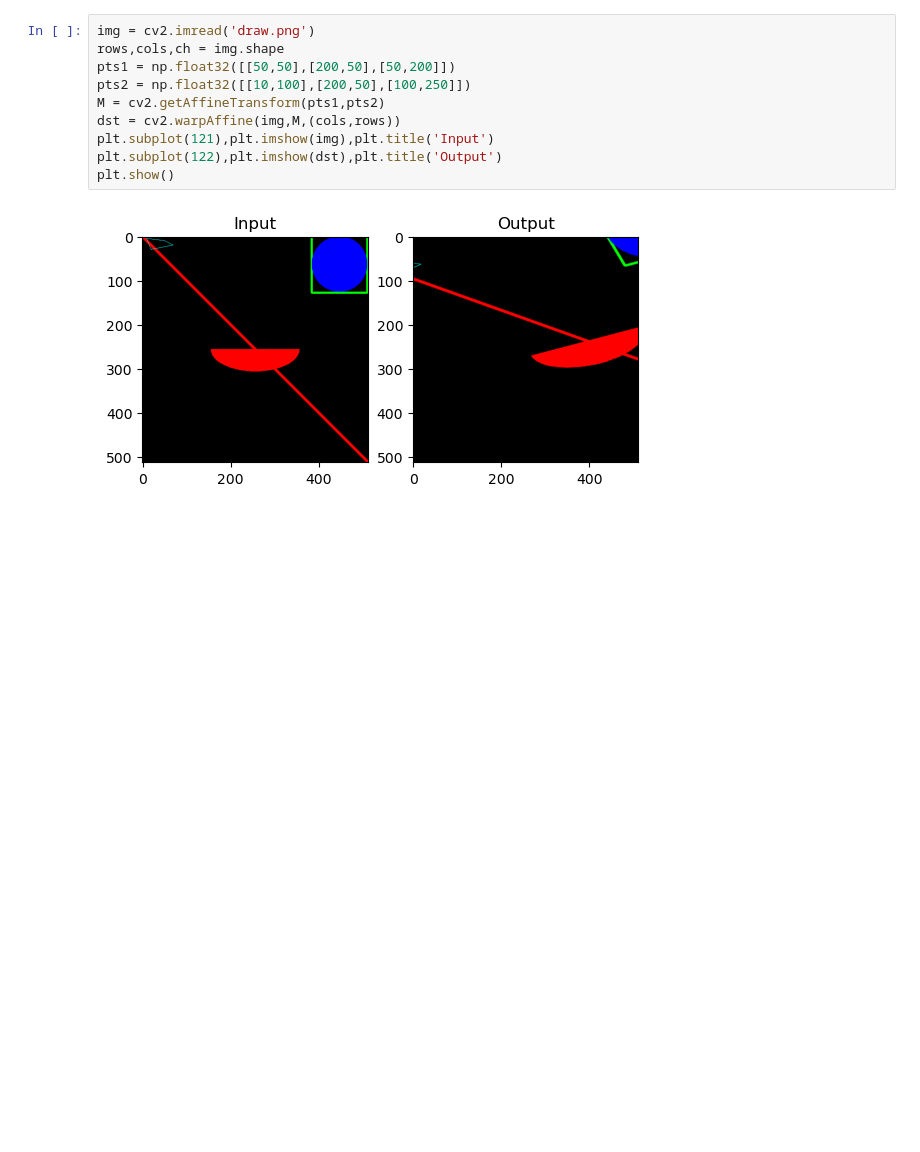
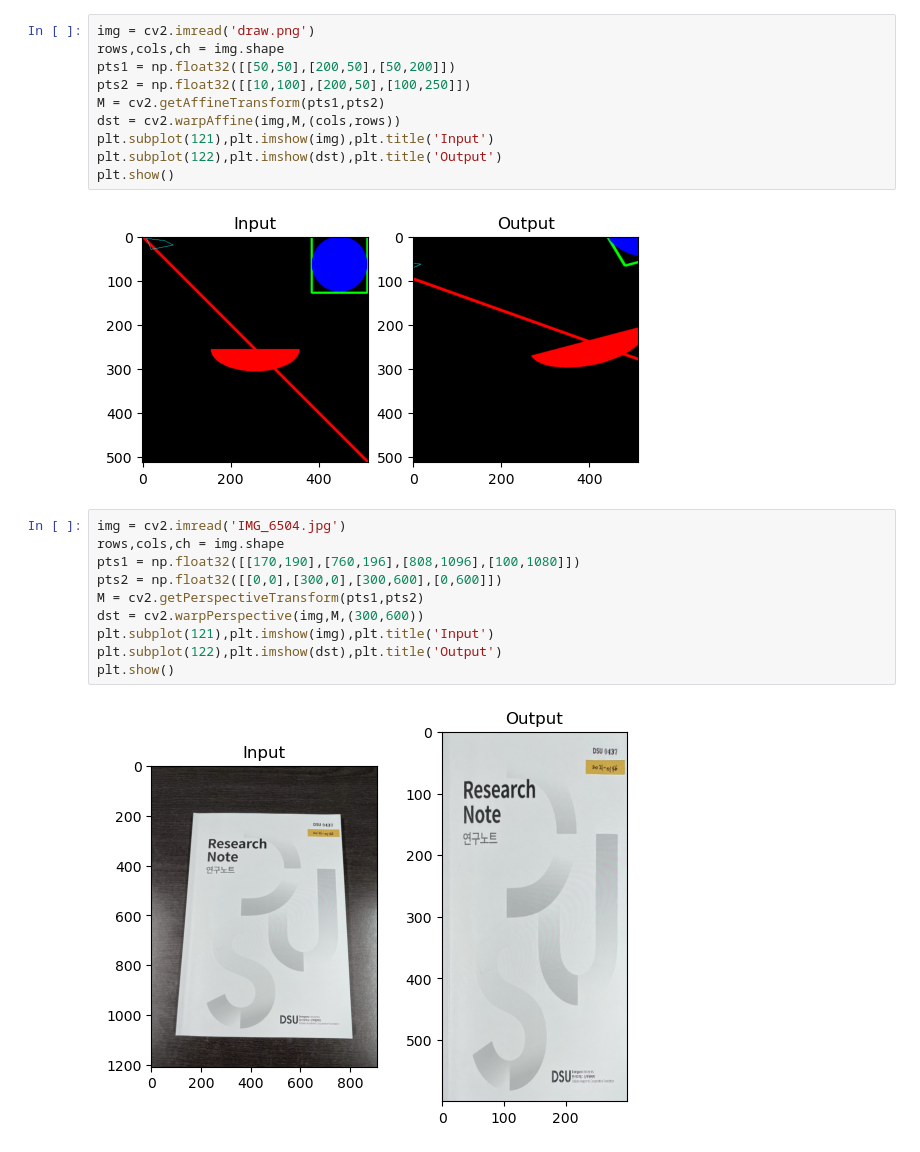
Before and after one commit to hw5857/IP2024, a Jupyter notebook: chap143.ipynb, the cells around one changed output. Drawn from its saved outputs; the diff is of its cells as text; blank space fills up the shorter version.

```diff
--- a/chap143.ipynb
+++ b/chap143.ipynb
@@ -48,3 +40,15 @@ plt.subplot(122),plt.imshow(dst),plt.title('Output')
 plt.show()
 # %% [output]
 [figure]
+# %%
+img = cv2.imread('IMG_6504.jpg')
+rows,cols,ch = img.shape
+pts1 = np.float32([[170,190],[760,196],[808,1096],[100,1080]])
+pts2 = np.float32([[0,0],[300,0],[300,600],[0,600]])
+M = cv2.getPerspectiveTransform(pts1,pts2)
+dst = cv2.warpPerspective(img,M,(300,600))
+plt.subplot(121),plt.imshow(img),plt.title('Input')
+plt.subplot(122),plt.imshow(dst),plt.title('Output')
+plt.show()
+# %% [output]
+[figure, added]
```
Also changed, not shown: parts of 4 cells of this notebook, 1 other file.
